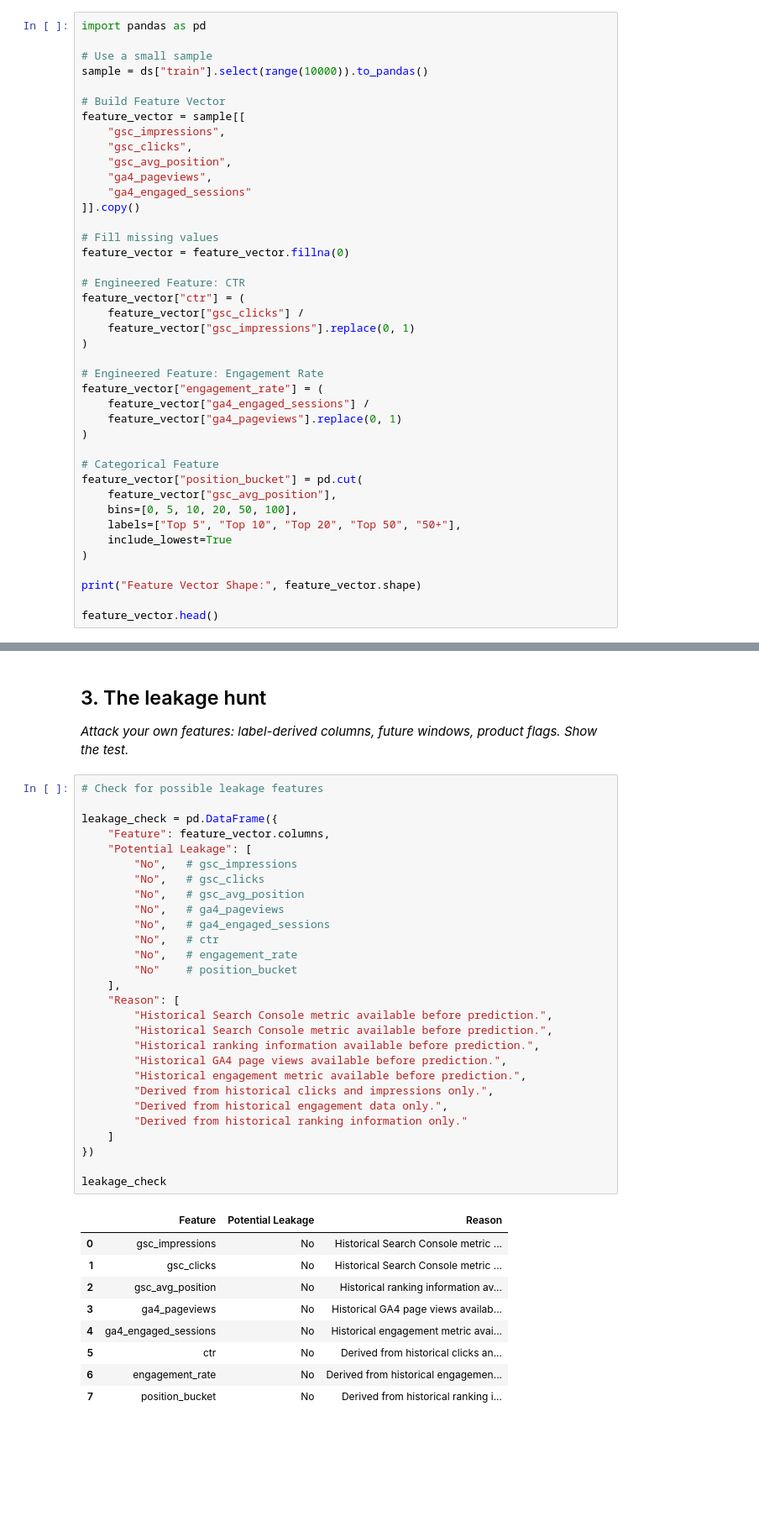
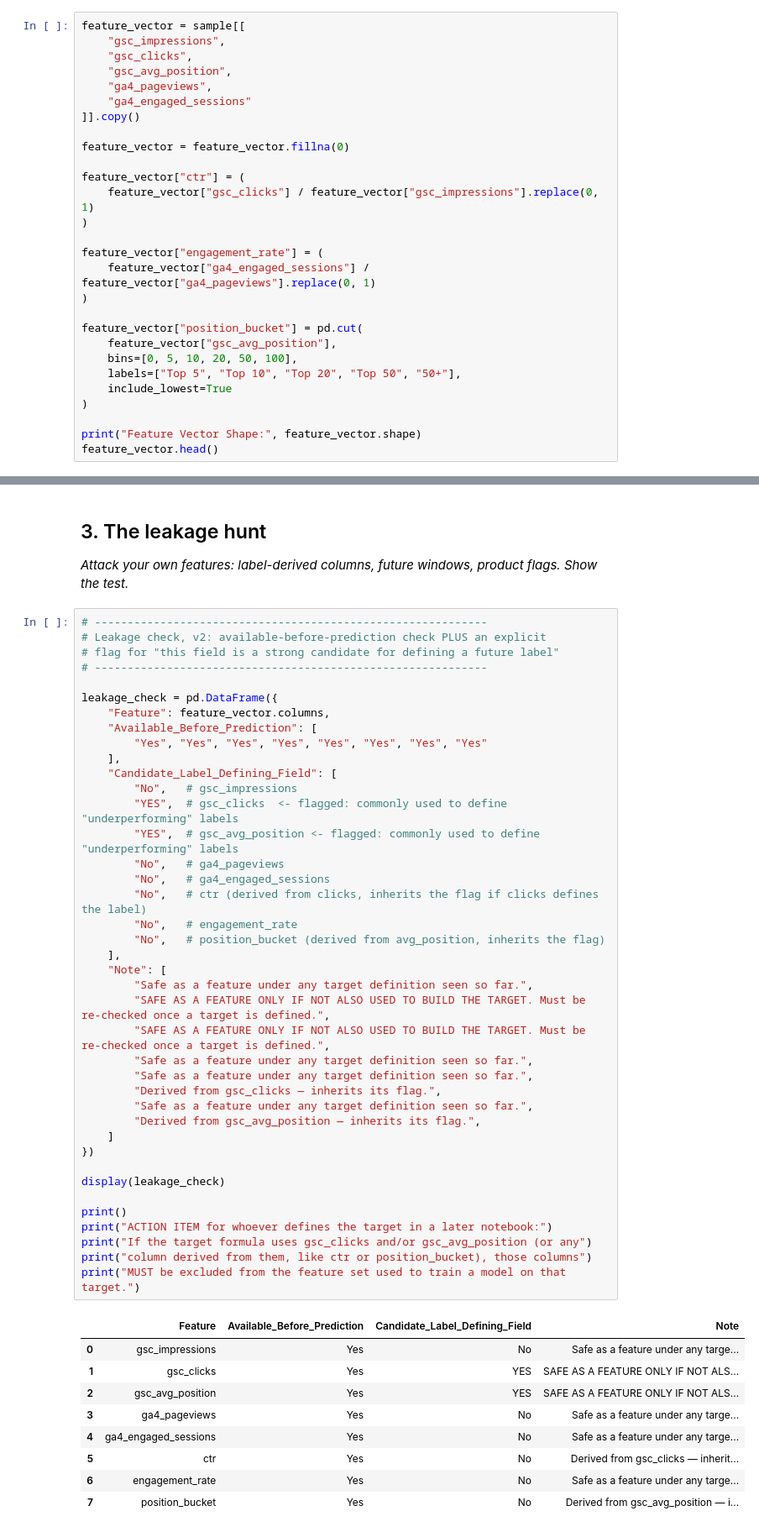
Before and after one commit to yasir-ansari951/flyrank-ml-internship, a Jupyter notebook: work/notebooks/w03_feature_leakage_check.ipynb, the cells around one changed output, grey strips where cells are left out. Shown at 84% size. Saved outputs shown, nothing was run; the diff lists cells and outputs as text; blank space fills up the shorter version.

Commit message:
w03_feature_leakage_check corrected

```diff
--- a/work/notebooks/w03_feature_leakage_check.ipynb
+++ b/work/notebooks/w03_feature_leakage_check.ipynb
@@ -57,10 +47,4 @@ sample.head(10)
 # %%
-import pandas as pd
-
-# Use a small sample
-sample = ds["train"].select(range(10000)).to_pandas()
-
-# Build Feature Vector
 feature_vector = sample[[
     "gsc_impressions",
     "gsc_clicks",
@@ -69,22 +53,16 @@ feature_vector = sample[[
     "ga4_engaged_sessions"
 ]].copy()
 
-# Fill missing values
 feature_vector = feature_vector.fillna(0)
 
-# Engineered Feature: CTR
 feature_vector["ctr"] = (
-    feature_vector["gsc_clicks"] /
-    feature_vector["gsc_impressions"].replace(0, 1)
+    feature_vector["gsc_clicks"] / feature_vector["gsc_impressions"].replace(0, 1)
 )
 
-# Engineered Feature: Engagement Rate
 feature_vector["engagement_rate"] = (
-    feature_vector["ga4_engaged_sessions"] /
-    feature_vector["ga4_pageviews"].replace(0, 1)
+    feature_vector["ga4_engaged_sessions"] / feature_vector["ga4_pageviews"].replace(0, 1)
 )
 
-# Categorical Feature
 feature_vector["position_bucket"] = pd.cut(
     feature_vector["gsc_avg_position"],
     bins=[0, 5, 10, 20, 50, 100],
@@ -93,7 +71,6 @@ feature_vector["position_bucket"] = pd.cut(
 )
 
 print("Feature Vector Shape:", feature_vector.shape)
-
 feature_vector.head()
 # %% [output]
 Feature Vector Shape: (10000, 8)
@@ -125,40 +101,52 @@ Feature Vector Shape: (10000, 8)
 
 *Attack your own features: label-derived columns, future windows, product flags. Show the test.*
 # %%
-# Check for possible leakage features
+# ------------------------------------------------------------
+# Leakage check, v2: available-before-prediction check PLUS an explicit
+# flag for "this field is a strong candidate for defining a future label"
+# ------------------------------------------------------------
 
 leakage_check = pd.DataFrame({
     "Feature": feature_vector.columns,
-    "Potential Leakage": [
+    "Available_Before_Prediction": [
+        "Yes", "Yes", "Yes", "Yes", "Yes", "Yes", "Yes", "Yes"
+    ],
+    "Candidate_Label_Defining_Field": [
         "No",   # gsc_impressions
-        "No",   # gsc_clicks
-        "No",   # gsc_avg_position
+        "YES",  # gsc_clicks  <- flagged: commonly used to define "underperforming" labels
+        "YES",  # gsc_avg_position <- flagged: commonly used to define "underperforming" labels
         "No",   # ga4_pageviews
         "No",   # ga4_engaged_sessions
-        "No",   # ctr
+        "No",   # ctr (derived from clicks, inherits the flag if clicks defines the label)
         "No",   # engagement_rate
-        "No"    # position_bucket
+        "No",   # position_bucket (derived from avg_position, inherits the flag)
     ],
-    "Reason": [
-        "Historical Search Console metric available before prediction.",
-        "Historical Search Console metric available before prediction.",
-        "Historical ranking information available before prediction.",
-        "Historical GA4 page views available before prediction.",
-        "Historical engagement metric available before prediction.",
-        "Derived from historical clicks and impressions only.",
-        "Derived from historical engagement data only.",
-        "Derived from historical ranking information only."
+    "Note": [
+        "Safe as a feature under any target definition seen so far.",
+        "SAFE AS A FEATURE ONLY IF NOT ALSO USED TO BUILD THE TARGET. Must be re-checked once a target is defined.",
+        "SAFE AS A FEATURE ONLY IF NOT ALSO USED TO BUILD THE TARGET. Must be re-checked once a target is defined.",
+        "Safe as a feature under any target definition seen so far.",
+        "Safe as a feature under any target definition seen so far.",
+        "Derived from gsc_clicks — inherits its flag.",
+        "Safe as a feature under any target definition seen so far.",
+        "Derived from gsc_avg_position — inherits its flag.",
     ]
 })
 
-leakage_check
+display(leakage_check)
+
+print()
+print("ACTION ITEM for whoever defines the target in a later notebook:")
+print("If the target formula uses gsc_clicks and/or gsc_avg_position (or any")
+print("column derived from them, like ctr or position_bucket), those columns")
+print("MUST be excluded from the feature set used to train a model on that target.")
 # %% [output]
-|  | Feature | Potential Leakage | Reason |
-| 0 | gsc_impressions | No | Historical Search Console metric ... |
-| 1 | gsc_clicks | No | Historical Search Console metric ... |
-| 2 | gsc_avg_position | No | Historical ranking information av... |
-| 3 | ga4_pageviews | No | Historical GA4 page views availab... |
-| 4 | ga4_engaged_sessions | No | Historical engagement metric avai... |
-| 5 | ctr | No | Derived from historical clicks an... |
-| 6 | engagement_rate | No | Derived from historical engagemen... |
-| 7 | position_bucket | No | Derived from historical ranking i... |
+|  | Feature | Available_Before_Prediction | Candidate_Label_Defining_Field | Note |
+| 0 | gsc_impressions | Yes | No | Safe as a feature under any targe... |
+| 1 | gsc_clicks | Yes | YES | SAFE AS A FEATURE ONLY IF NOT ALS... |
+| 2 | gsc_avg_position | Yes | YES | SAFE AS A FEATURE ONLY IF NOT ALS... |
+| 3 | ga4_pageviews | Yes | No | Safe as a feature under any targe... |
+| 4 | ga4_engaged_sessions | Yes | No | Safe as a feature under any targe... |
+| 5 | ctr | Yes | No | Derived from gsc_clicks — inherit... |
+| 6 | engagement_rate | Yes | No | Safe as a feature under any targe... |
+| 7 | position_bucket | Yes | No | Derived from gsc_avg_position — i... |
```
Also changed, not shown: parts of 8 cells of this notebook.
